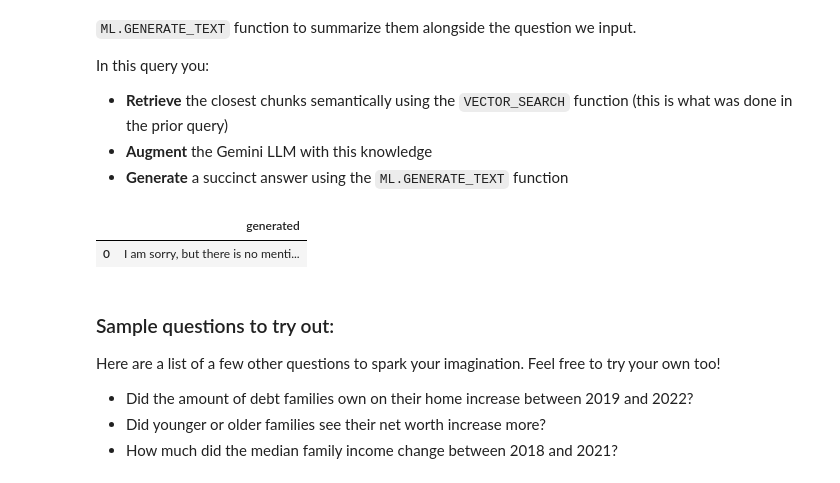
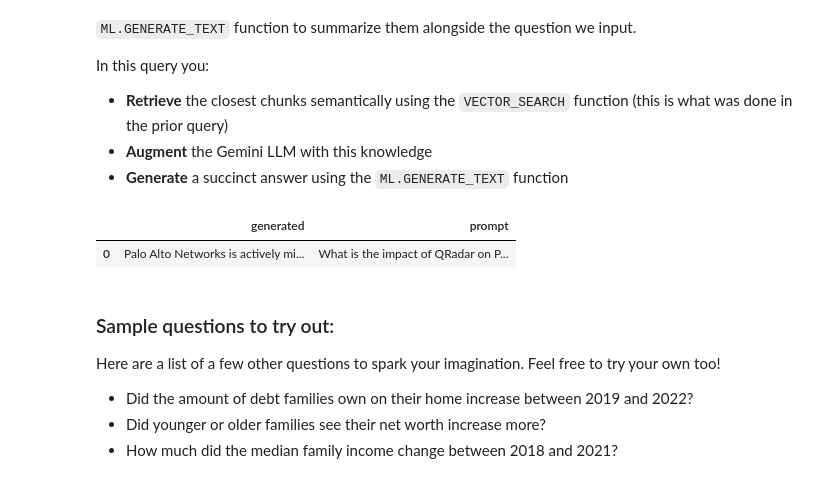
Before and after one commit to bhsivara-cisco/streamlit-example, a Jupyter notebook: gemini/use-cases/retrieval-augmented-generation/rag_with_bigquery.ipynb, the cells around one changed output. Saved outputs shown, nothing was run; the diff lists cells and outputs as text; code cells hidden in the pictures.

```diff
--- a/gemini/use-cases/retrieval-augmented-generation/rag_with_bigquery.ipynb
+++ b/gemini/use-cases/retrieval-augmented-generation/rag_with_bigquery.ipynb
@@ -479,38 +474,38 @@ In this query you:
 # %%
 %%bigquery --project $PROJECT_ID
 
 SELECT
   ml_generate_text_llm_result AS generated,
-  -- prompt -- Commented out, but please feel free to uncomment if you would like to see the full context passed to the Gemini model
+  prompt -- Commented out, but please feel free to uncomment if you would like to see the full context passed to the Gemini model
 FROM
   ML.GENERATE_TEXT( MODEL `docai_demo.gemini_flash`,
     (
-    SELECT CONCAT('What is the impact of Tariffs? Be concise and use the following context:',
+    SELECT CONCAT("What is the impact of QRadar on Palo Alto Network's performance? Be concise and use the following context:",
     STRING_AGG(FORMAT("context: %s and reference: %s", base.content, base.uri), ',\n')) AS prompt,
     FROM
       VECTOR_SEARCH( TABLE
         `docai_demo.embeddings`,
         'ml_generate_embedding_result',
         (
         SELECT
           ml_generate_embedding_result,
           content AS query
         FROM
           ML.GENERATE_EMBEDDING( MODEL `docai_demo.embedding_model`,
             (
             SELECT
-              'What is the impact of Tariffs?' AS content
+              "What is the impact of QRadar on Palo Alto's performance?" AS content
             )
           )
         ),
-        top_k => 10,
-        OPTIONS => '{"fraction_lists_to_search": 0.01}')
+        top_k => 5,
+        OPTIONS => '{"fraction_lists_to_search": 0.005}')
       ),
       STRUCT(512 AS max_output_tokens, TRUE AS flatten_json_output)
   );
 # %% [output]
-|  | generated |
-| 0 | I am sorry, but there is no menti... |
+|  | generated | prompt |
+| 0 | Palo Alto Networks is actively mi... | What is the impact of QRadar on P... |
 # %% [markdown]
 ### Sample questions to try out:
 
```
Also changed, not shown: parts of 4 cells of this notebook.
